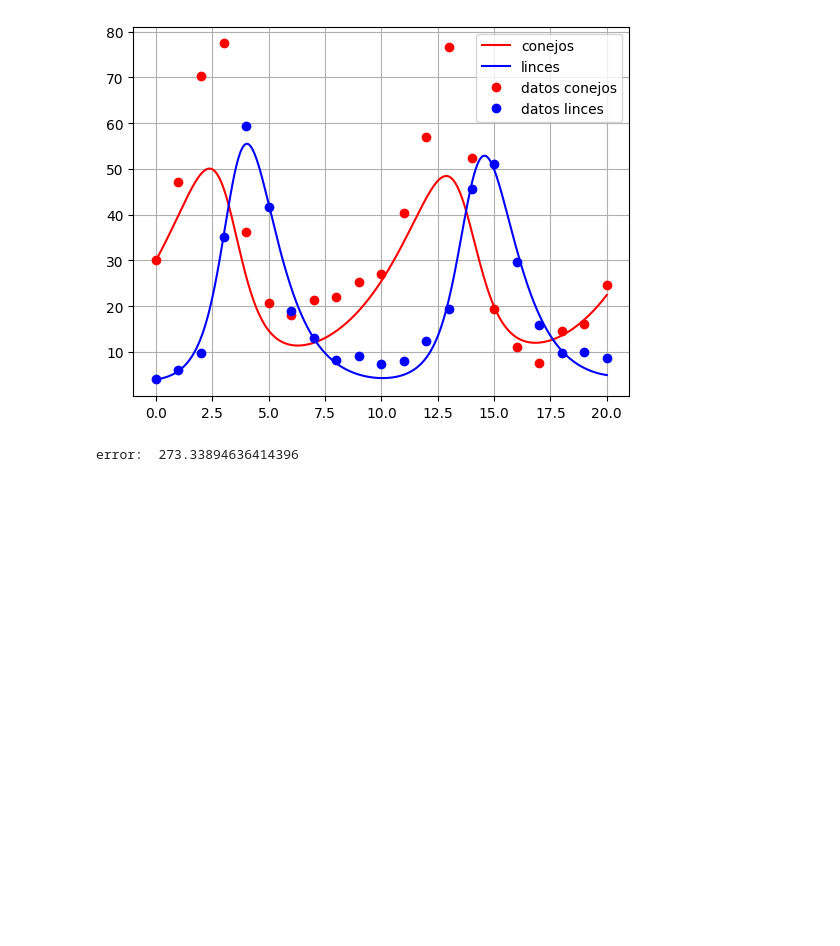
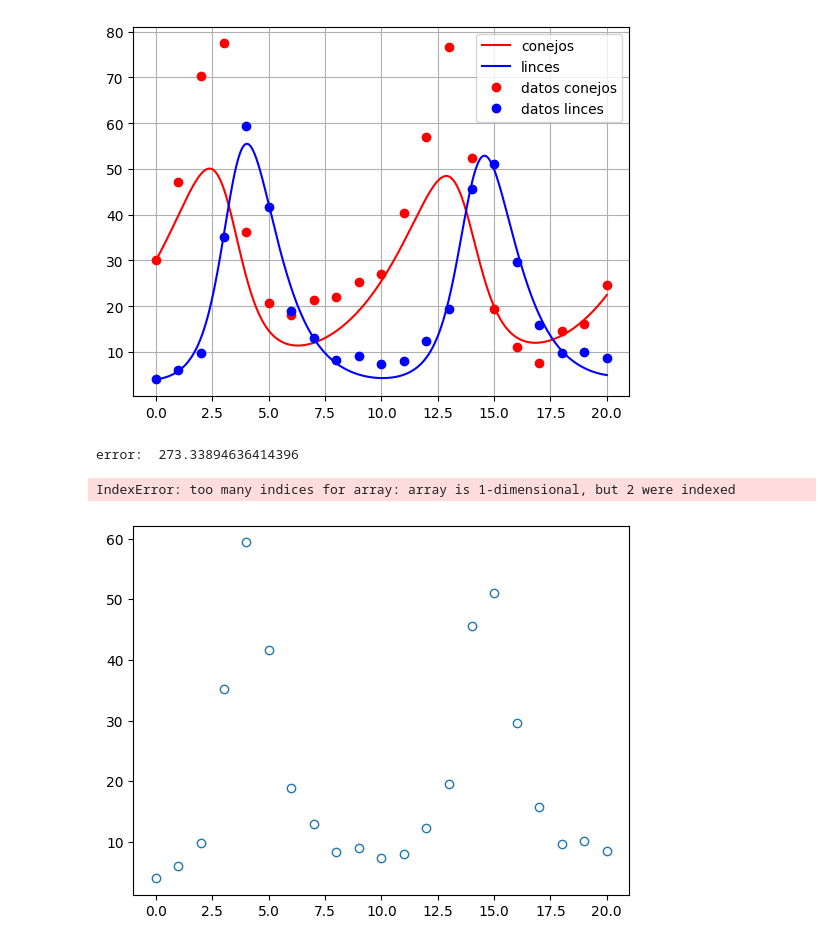
Before and after one commit to Juanjruizr26/Tarea4_MSI, a Jupyter notebook: tarea4.ipynb, the cells around one changed output. Drawn from its saved outputs; the diff is of its cells as text; code cells hidden in the pictures; blank space fills up the shorter version.

```diff
--- a/tarea4.ipynb
+++ b/tarea4.ipynb
@@ -1133,3 +1133,11 @@ print('error: ', error)
  8.92983886e+02]
 [figure]
 error:  273.33894636414396
+# %%
+def depredador_presa(t,Y,*args):
+    a,b,c,d = args
+    x,y = Y
+    return np.array([
+        a*x - b*x*y,
+        -c*y+ d*x*y,
+    ])
@@ -1135,0 +1266,12 @@ error:  273.33894636414396
+# %%
+import matplotlib.pyplot as plt
+t = np.array([0,1,2,3,4,5,6,7,8,9,10,11,12,13,14,15,16,17,18,19,20])
+x = np.array([30,47.2,70.2,77.4,36.3,20.6,18.1,21.4,22,25.4,27.1,40.3,57,76.6,52.3,19.5,11.2,7.6,14.6,16.2,24.7])
+Y = np.array([4,6.1,9.8,35.2,59.4,41.6,19,13,8.3,9.1,7.4,8,12.3,19.5,45.7,51.1,29.7,15.8,9.7,10.1,8.6])
+plt.plot(t,Y,"o",fillstyle='none')
+
+problem = EstimationProblem(t,Y,depredador_presa)
+problem.fit([9,28,2]) # initial guess
+# %% [output]
+IndexError: too many indices for array: array is 1-dimensional, but 2 were indexed
+[figure, added]
```
Also changed, not shown: parts of 3 cells of this notebook, 29 other files.
